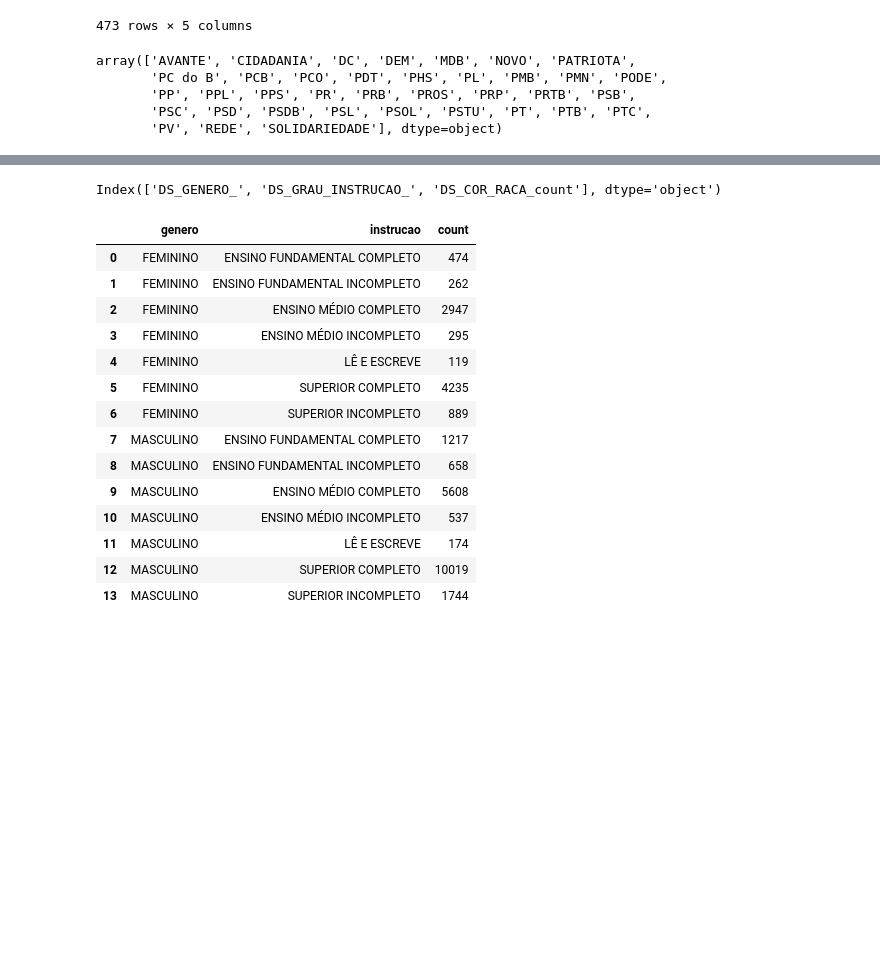
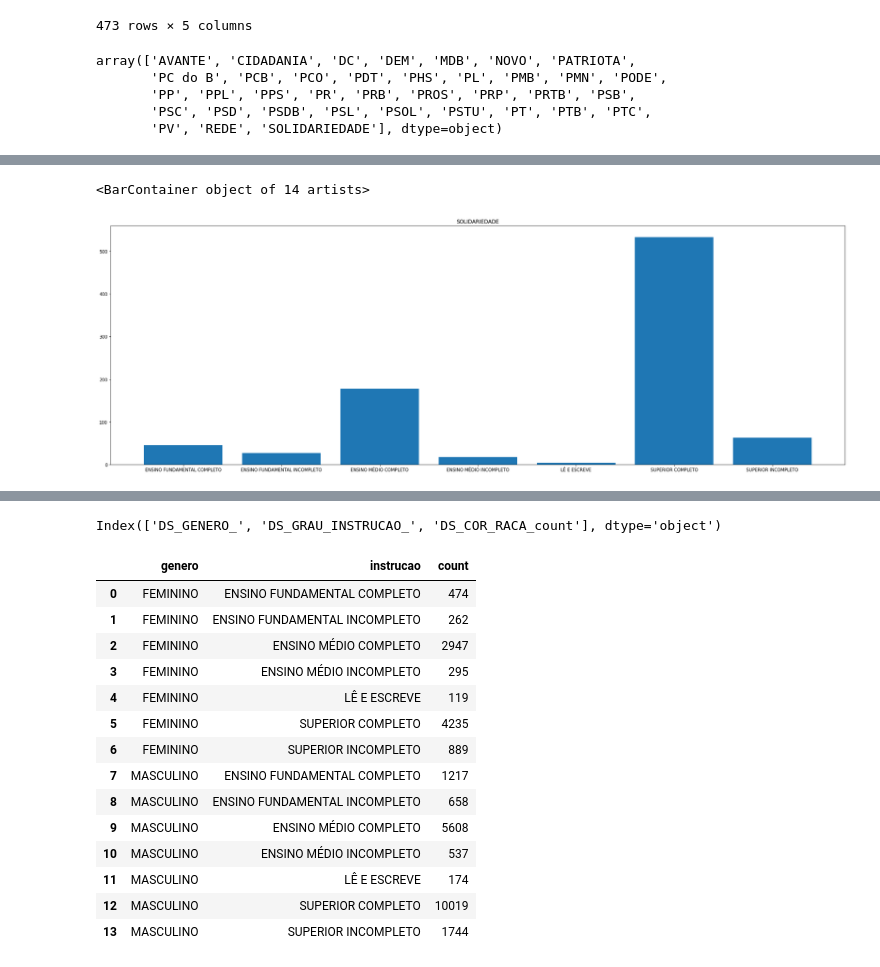
Before and after one commit to flaakira/Project--exercises, a Jupyter notebook: python/Brazil_elections_2018.ipynb, the cells around one changed output, grey strips where cells are left out. Cells and saved outputs as stored; diff of their text form; code cells hidden in the pictures; blank space fills up the shorter version.

```diff
--- a/python/Brazil_elections_2018.ipynb
+++ b/python/Brazil_elections_2018.ipynb
@@ -492 +526,8 @@ plt.bar(teste['DS_GRAU_INSTRUCAO_'], teste['count'])
+# %%
+plt.figure(figsize=(30,10))
+plt.title(partido)
+plt.bar(teste['DS_GRAU_INSTRUCAO_'], teste['count'])
+# %% [output]
+<BarContainer object of 14 artists>
+[figure, added]
 # %%
```
Also changed, not shown: parts of 7 cells of this notebook.
